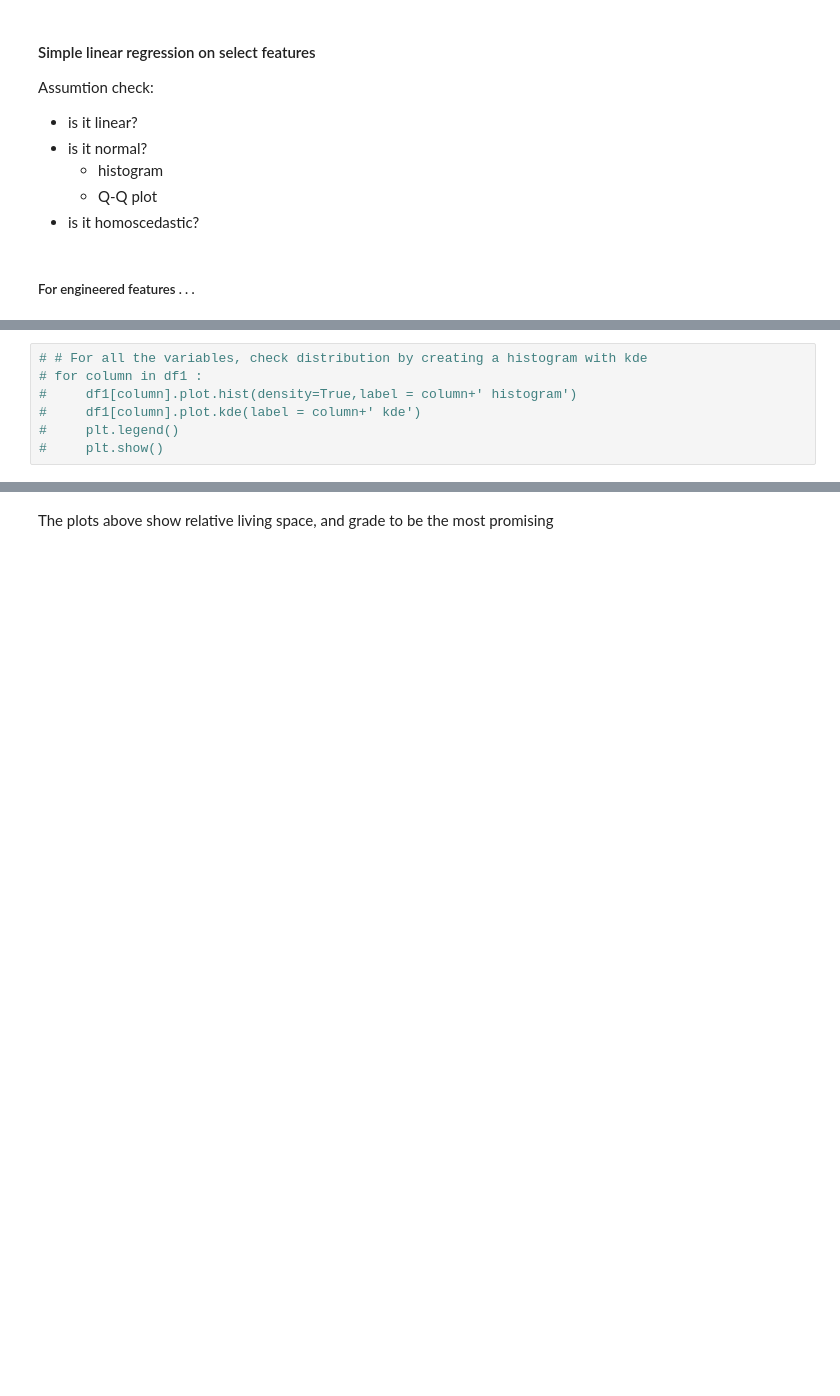
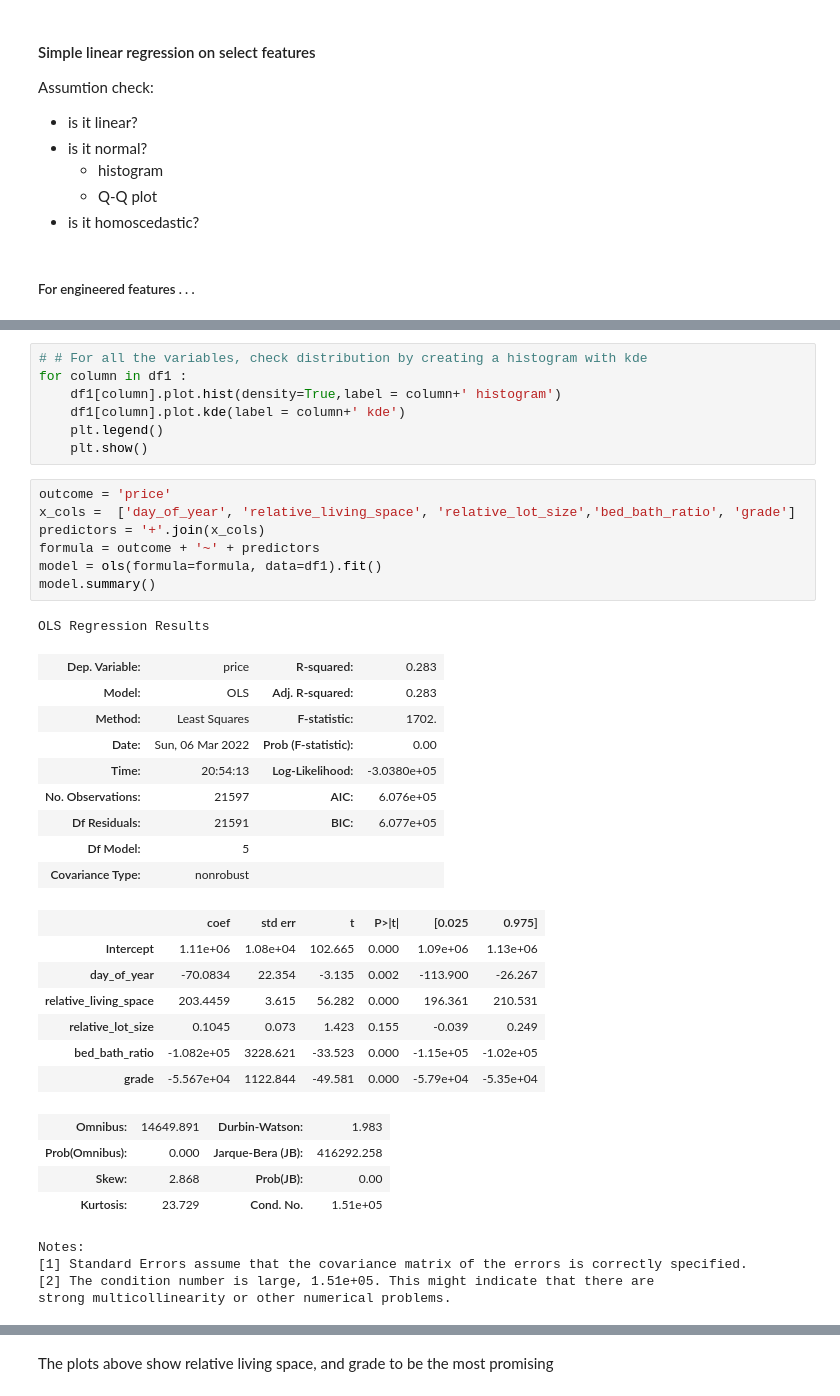
Before and after one commit to Zeth-Abney/Flatiron-school, a Jupyter notebook: phase-2/PROJECT/EDA-two.ipynb, the cells around one changed output, grey strips where cells are left out. Drawn from its saved outputs; the diff is of its cells as text; blank space fills up the shorter version.

```diff
--- a/phase-2/PROJECT/EDA-two.ipynb
+++ b/phase-2/PROJECT/EDA-two.ipynb
@@ -56,7 +43,40 @@ plt.show()
 # %%
 # # For all the variables, check distribution by creating a histogram with kde
-# for column in df1 :
-#     df1[column].plot.hist(density=True,label = column+' histogram')
-#     df1[column].plot.kde(label = column+' kde')
-#     plt.legend()
-#     plt.show()
+for column in df1 :
+    df1[column].plot.hist(density=True,label = column+' histogram')
+    df1[column].plot.kde(label = column+' kde')
+    plt.legend()
+    plt.show()
+# %%
+outcome = 'price'
+x_cols =  ['day_of_year', 'relative_living_space', 'relative_lot_size','bed_bath_ratio', 'grade']
+predictors = '+'.join(x_cols)
+formula = outcome + '~' + predictors
+model = ols(formula=formula, data=df1).fit()
+model.summary()
+# %% [output]
+OLS Regression Results
+| Dep. Variable: | price | R-squared: | 0.283 |
+| Model: | OLS | Adj. R-squared: | 0.283 |
+| Method: | Least Squares | F-statistic: | 1702. |
+| Date: | Sun, 06 Mar 2022 | Prob (F-statistic): | 0.00 |
+| Time: | 20:54:13 | Log-Likelihood: | -3.0380e+05 |
+| No. Observations: | 21597 | AIC: | 6.076e+05 |
+| Df Residuals: | 21591 | BIC: | 6.077e+05 |
+| Df Model: | 5 |  |  |
+| Covariance Type: | nonrobust |  |  |
+|  | coef | std err | t | P>|t| | [0.025 | 0.975] |
+| Intercept | 1.11e+06 | 1.08e+04 | 102.665 | 0.000 | 1.09e+06 | 1.13e+06 |
+| day_of_year | -70.0834 | 22.354 | -3.135 | 0.002 | -113.900 | -26.267 |
+| relative_living_space | 203.4459 | 3.615 | 56.282 | 0.000 | 196.361 | 210.531 |
+| relative_lot_size | 0.1045 | 0.073 | 1.423 | 0.155 | -0.039 | 0.249 |
+| bed_bath_ratio | -1.082e+05 | 3228.621 | -33.523 | 0.000 | -1.15e+05 | -1.02e+05 |
+| grade | -5.567e+04 | 1122.844 | -49.581 | 0.000 | -5.79e+04 | -5.35e+04 |
+| Omnibus: | 14649.891 | Durbin-Watson: | 1.983 |
+| Prob(Omnibus): | 0.000 | Jarque-Bera (JB): | 416292.258 |
+| Skew: | 2.868 | Prob(JB): | 0.00 |
+| Kurtosis: | 23.729 | Cond. No. | 1.51e+05 |
+Notes:
+[1] Standard Errors assume that the covariance matrix of the errors is correctly specified.
+[2] The condition number is large, 1.51e+05. This might indicate that there are
+strong multicollinearity or other numerical problems.
```
Also changed, not shown: parts of 26 cells of this notebook.
